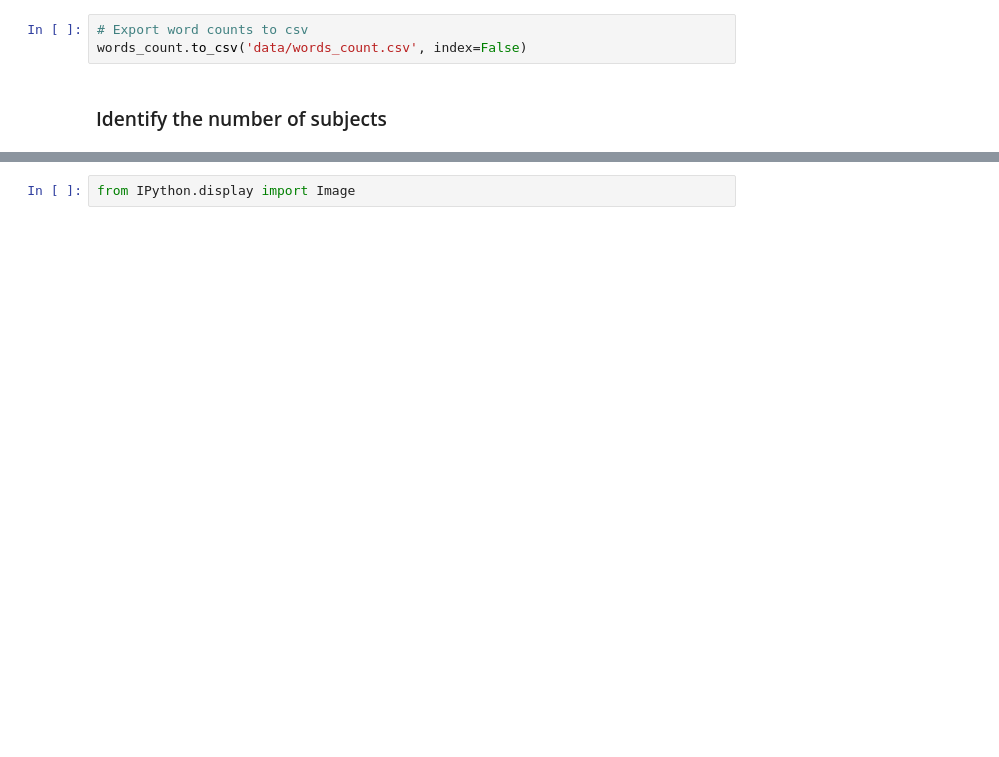
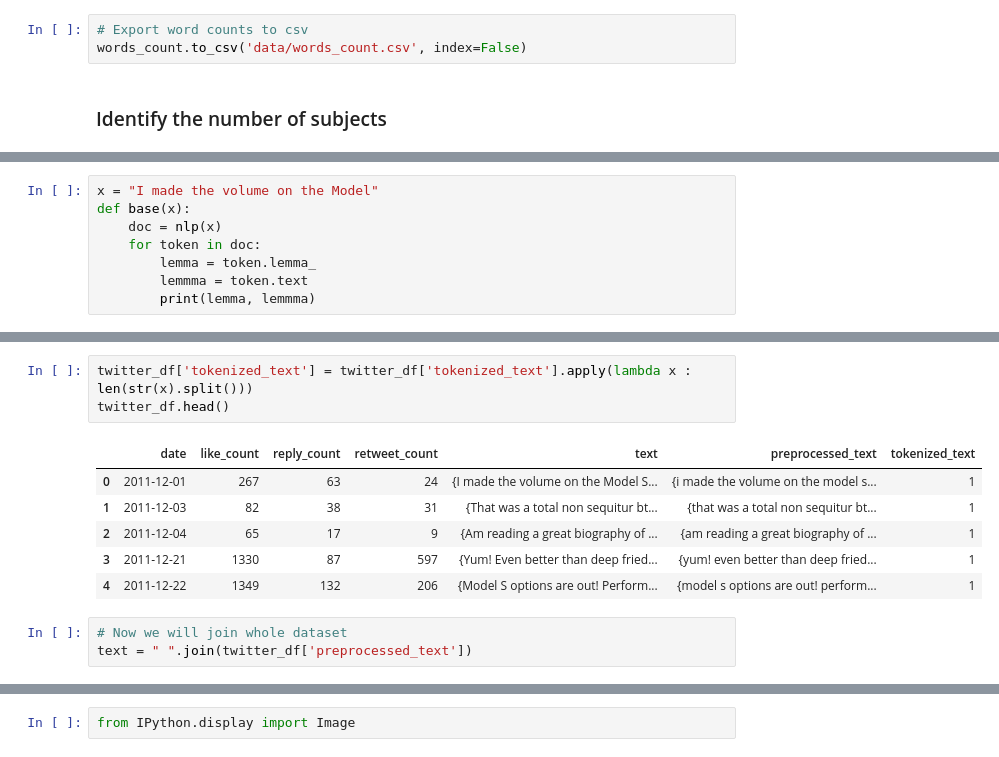
Before and after one commit to Gobi1616/Datalogy_Final, a Jupyter notebook: Spacy Text Classification Modelling.ipynb, the cells around one changed output, grey strips where cells are left out. Cells and saved outputs as stored; diff of their text form; blank space fills up the shorter version.

```diff
--- a/Spacy Text Classification Modelling.ipynb
+++ b/Spacy Text Classification Modelling.ipynb
@@ -197,0 +178,8 @@ import matplotlib.pyplot as plt
+# %%
+x = "I made the volume on the Model"
+def base(x):
+    doc = nlp(x)
+    for token in doc:
+        lemma = token.lemma_
+        lemmma = token.text
+        print(lemma, lemmma)
@@ -197,0 +196,13 @@ import matplotlib.pyplot as plt
+# %%
+twitter_df['tokenized_text'] = twitter_df['tokenized_text'].apply(lambda x : len(str(x).split()))
+twitter_df.head()
+# %% [output]
+|  | date | like_count | reply_count | retweet_count | text | preprocessed_text | tokenized_text |
+| 0 | 2011-12-01 | 267 | 63 | 24 | {I made the volume on the Model S... | {i made the volume on the model s... | 1 |
+| 1 | 2011-12-03 | 82 | 38 | 31 | {That was a total non sequitur bt... | {that was a total non sequitur bt... | 1 |
+| 2 | 2011-12-04 | 65 | 17 | 9 | {Am reading a great biography of ... | {am reading a great biography of ... | 1 |
+| 3 | 2011-12-21 | 1330 | 87 | 597 | {Yum! Even better than deep fried... | {yum! even better than deep fried... | 1 |
+| 4 | 2011-12-22 | 1349 | 132 | 206 | {Model S options are out! Perform... | {model s options are out! perform... | 1 |
+# %%
+# Now we will join whole dataset
+text = " ".join(twitter_df['preprocessed_text'])
```
Also changed, not shown: parts of 32 cells of this notebook.
